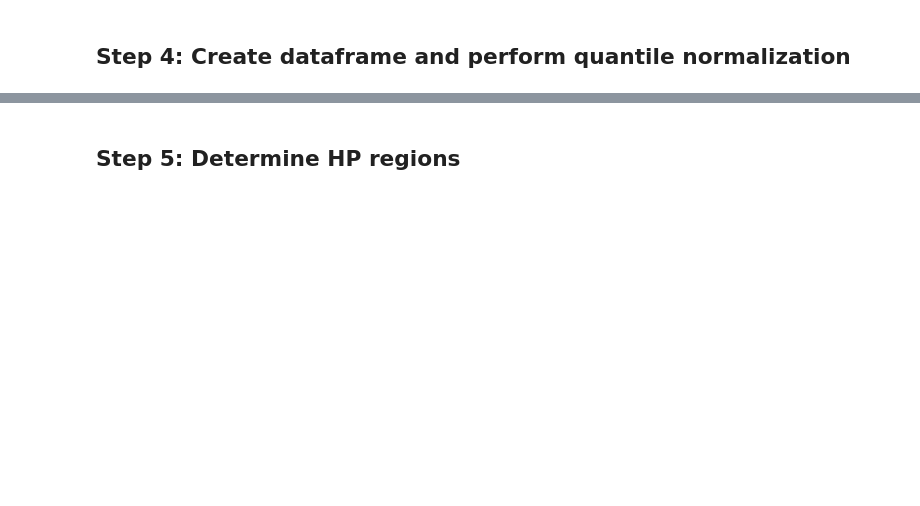
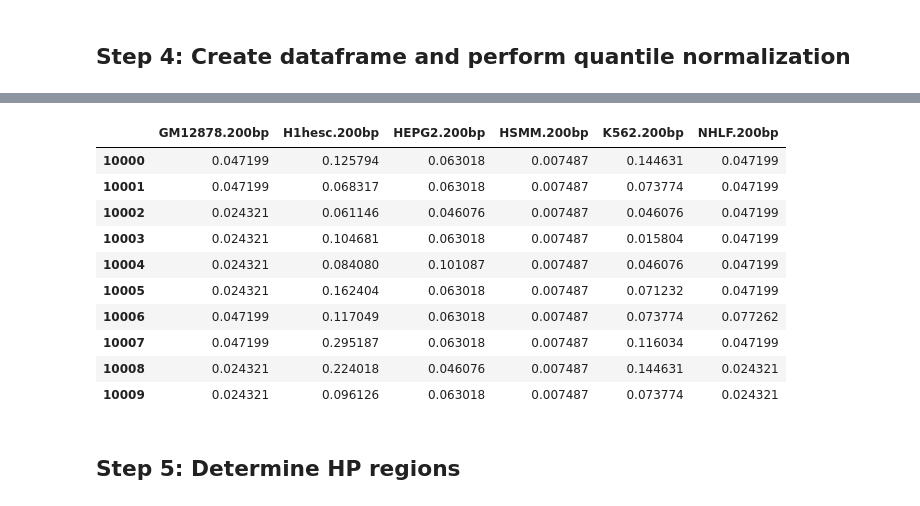
Before and after one commit to pinellolab/haystack_bio, a Jupyter notebook: haystack/haystack_jypyter_notebook.ipynb, the cells around one changed output, grey strips where cells are left out. Drawn from its saved outputs; the diff is of its cells as text; code cells hidden in the pictures; blank space fills up the shorter version.

```diff
--- a/haystack/haystack_jypyter_notebook.ipynb
+++ b/haystack/haystack_jypyter_notebook.ipynb
@@ -995,3 +1063,17 @@ if not args.disable_quantile_normalization:
+# %%
+    df_chip[10000:10010]
+# %% [output]
+|  | GM12878.200bp | H1hesc.200bp | HEPG2.200bp | HSMM.200bp | K562.200bp | NHLF.200bp |
+| 10000 | 0.047199 | 0.125794 | 0.063018 | 0.007487 | 0.144631 | 0.047199 |
+| 10001 | 0.047199 | 0.068317 | 0.063018 | 0.007487 | 0.073774 | 0.047199 |
+| 10002 | 0.024321 | 0.061146 | 0.046076 | 0.007487 | 0.046076 | 0.047199 |
+| 10003 | 0.024321 | 0.104681 | 0.063018 | 0.007487 | 0.015804 | 0.047199 |
+| 10004 | 0.024321 | 0.084080 | 0.101087 | 0.007487 | 0.046076 | 0.047199 |
+| 10005 | 0.024321 | 0.162404 | 0.063018 | 0.007487 | 0.071232 | 0.047199 |
+| 10006 | 0.047199 | 0.117049 | 0.063018 | 0.007487 | 0.073774 | 0.077262 |
+| 10007 | 0.047199 | 0.295187 | 0.063018 | 0.007487 | 0.116034 | 0.047199 |
+| 10008 | 0.024321 | 0.224018 | 0.046076 | 0.007487 | 0.144631 | 0.024321 |
+| 10009 | 0.024321 | 0.096126 | 0.063018 | 0.007487 | 0.073774 | 0.024321 |
 # %% [markdown]
 ## Step 5: Determine HP regions
 # %%
```
Also changed, not shown: parts of 12 cells of this notebook, 15 other files.
